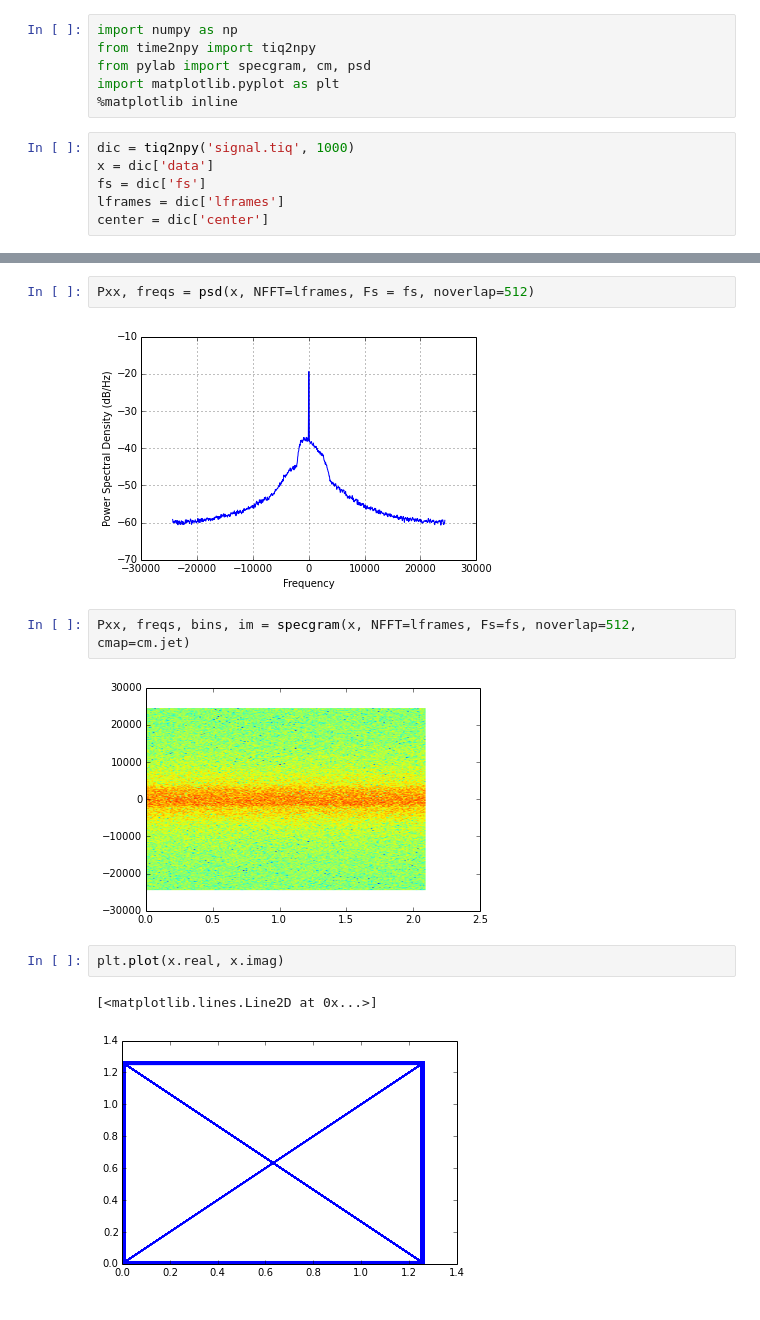
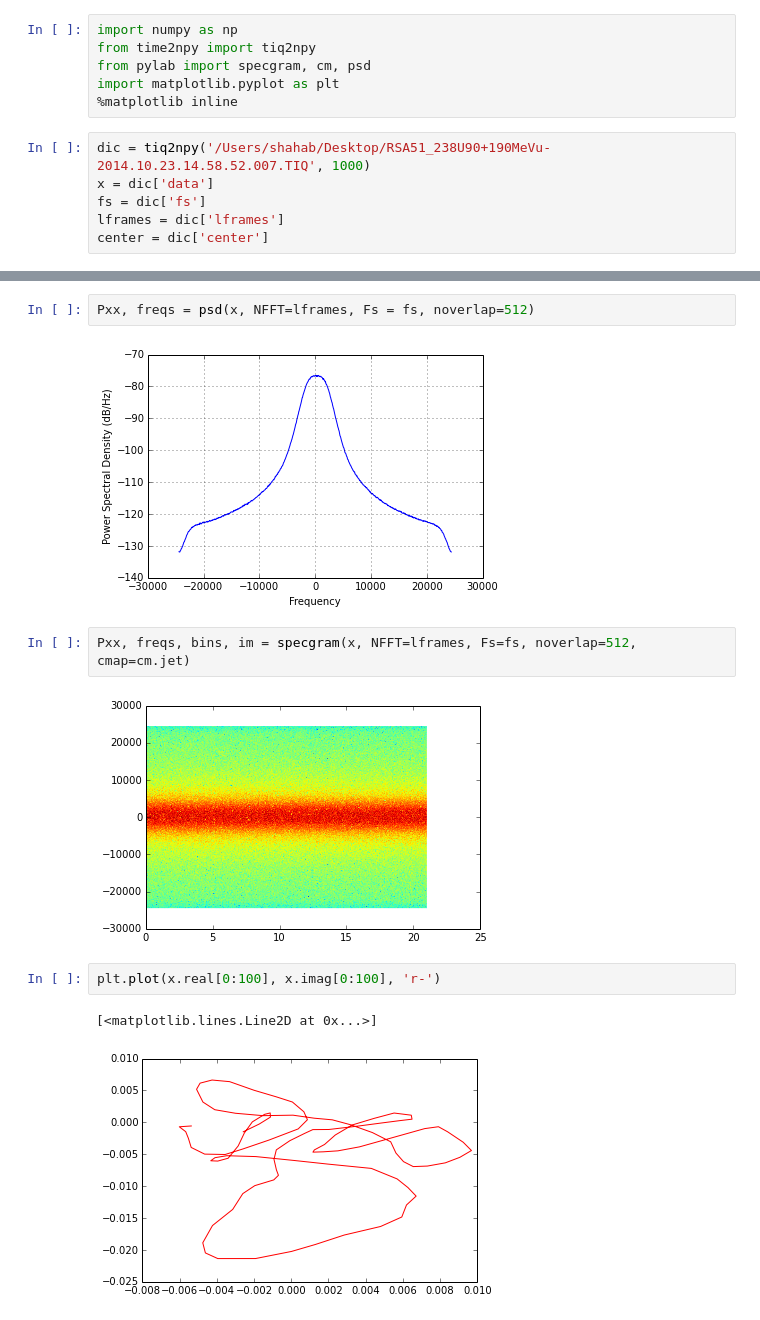
Before and after one commit to xaratustrah/iqtools, a Jupyter notebook: spectrum.ipynb, the cells around one changed output, grey strips where cells are left out. Cells and saved outputs as stored; diff of their text form.

```diff
--- a/spectrum.ipynb
+++ b/spectrum.ipynb
@@ -5,7 +5,7 @@ from pylab import specgram, cm, psd
 import matplotlib.pyplot as plt
 %matplotlib inline
 # %%
-dic = tiq2npy('signal.tiq', 1000)
+dic = tiq2npy('/Users/shahab/Desktop/RSA51_238U90+190MeVu-2014.10.23.14.58.52.007.TIQ', 1000)
 x = dic['data']
 fs = dic['fs']
 lframes = dic['lframes']
@@ -24,16 +24,16 @@ freqPlot(x, fs, center)
 # %%
 Pxx, freqs = psd(x, NFFT=lframes, Fs = fs, noverlap=512)
 # %% [output]
-[figure, old version]
+[figure, new version]
 # %%
 Pxx, freqs, bins, im = specgram(x, NFFT=lframes, Fs=fs, noverlap=512, cmap=cm.jet)
 # %% [output]
-[figure, old version]
+[figure, new version]
 # %%
-plt.plot(x.real, x.imag)
+plt.plot(x.real[0:100], x.imag[0:100], 'r-')
 # %% [output]
 [<matplotlib.lines.Line2D at 0x...>]
-[figure, old version]
+[figure, new version]
 # %%
 plt.plot(np.arctan(x.real[0:200]/x.imag[0:200]))
 # %% [output]
```
Also changed, not shown: parts of 3 cells of this notebook, 1 other file.
